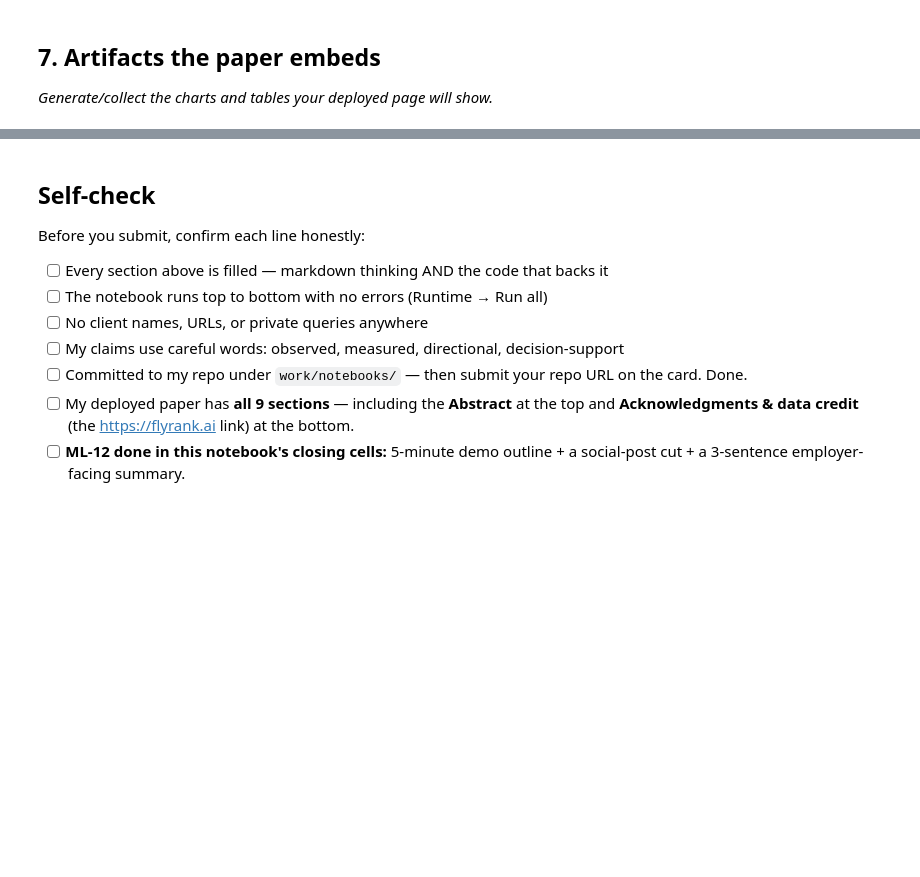
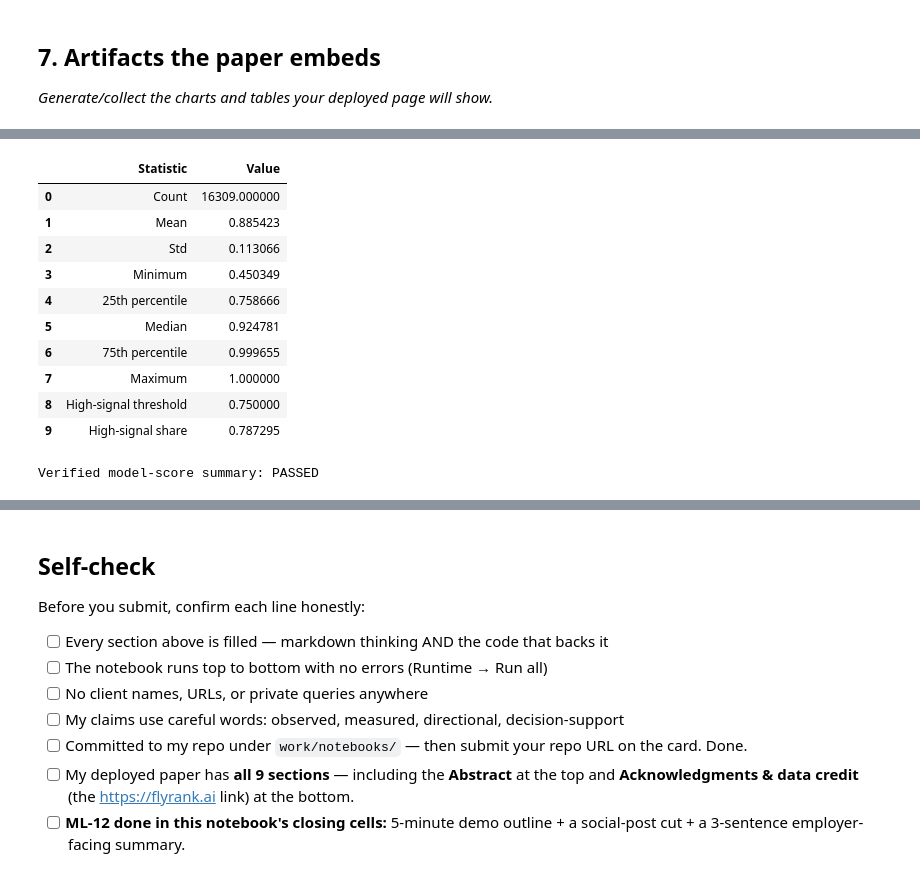
Before and after one commit to Veduisback/flyrank-ml-internship-starter, a Jupyter notebook: work/notebooks/capstone.ipynb, the cells around one changed output, grey strips where cells are left out. Saved outputs shown, nothing was run; the diff lists cells and outputs as text; code cells hidden in the pictures; blank space fills up the shorter version.

```diff
--- a/work/notebooks/capstone.ipynb
+++ b/work/notebooks/capstone.ipynb
@@ -36,0 +969,54 @@ This skeleton is yours to fill. Work the sections **in order** — each one has
+# %%
+# CAPSTONE — VERIFIED MODEL SCORE SUMMARY
+# =======================================
+
+import pandas as pd
+
+score_summary = pd.DataFrame({
+    "Statistic": [
+        "Count",
+        "Mean",
+        "Std",
+        "Minimum",
+        "25th percentile",
+        "Median",
+        "75th percentile",
+        "Maximum",
+        "High-signal threshold",
+        "High-signal share",
+    ],
+    "Value": [
+        16309,
+        0.885423,
+        0.113066,
+        0.450349,
+        0.758666,
+        0.924781,
+        0.999655,
+        1.0,
+        0.75,
+        0.7872953584,
+    ],
+})
+
+display(score_summary)
+
+assert score_summary.loc[0, "Value"] == 16309
+assert abs(score_summary.loc[1, "Value"] - 0.885423) < 1e-6
+assert abs(score_summary.loc[5, "Value"] - 0.924781) < 1e-6
+assert abs(score_summary.loc[9, "Value"] - 0.7872953584) < 1e-9
+
+print("\nVerified model-score summary: PASSED")
+# %% [output]
+|  | Statistic | Value |
+| 0 | Count | 16309.000000 |
+| 1 | Mean | 0.885423 |
+| 2 | Std | 0.113066 |
+| 3 | Minimum | 0.450349 |
+| 4 | 25th percentile | 0.758666 |
+| 5 | Median | 0.924781 |
+| 6 | 75th percentile | 0.999655 |
+| 7 | Maximum | 1.000000 |
+| 8 | High-signal threshold | 0.750000 |
+| 9 | High-signal share | 0.787295 |
+Verified model-score summary: PASSED
```
Also changed, not shown: parts of 22 cells of this notebook.
